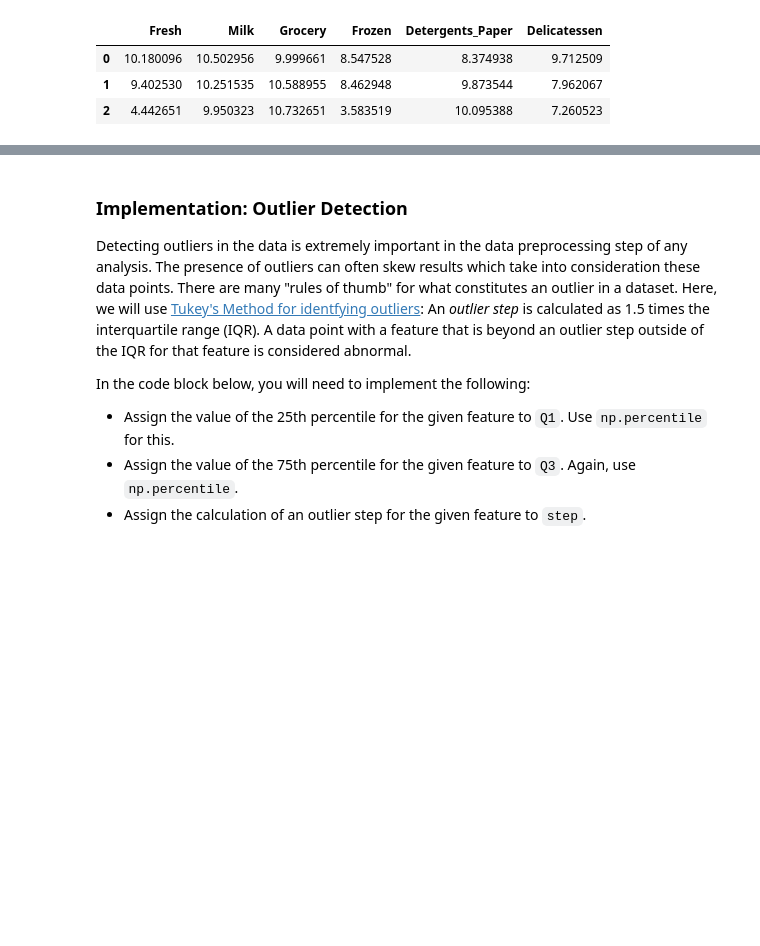
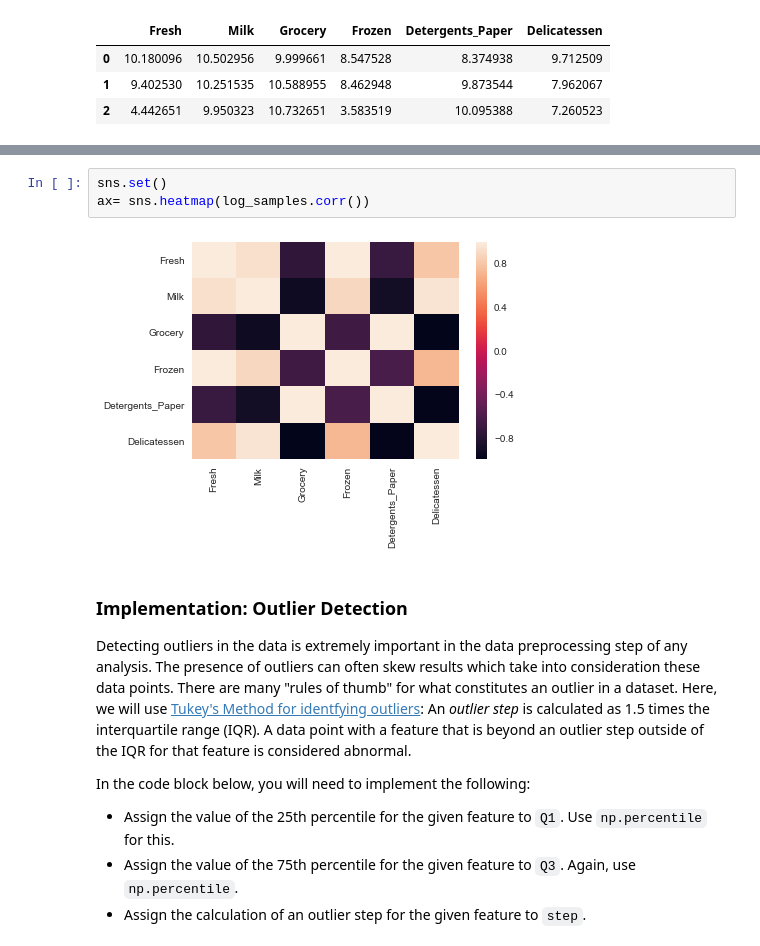
Before and after one commit to abhi0203/MachineLearningNDProjects, a Jupyter notebook: customer_segments/customer_segments.ipynb, the cells around one changed output, grey strips where cells are left out. Saved outputs shown, nothing was run; the diff lists cells and outputs as text; blank space fills up the shorter version.

```diff
--- a/customer_segments/customer_segments.ipynb
+++ b/customer_segments/customer_segments.ipynb
@@ -314,3 +332,8 @@ display(log_samples)
+# %%
+sns.set()
+ax= sns.heatmap(log_samples.corr())
+# %% [output]
+[figure, added]
 # %% [markdown]
 ### Implementation: Outlier Detection
 Detecting outliers in the data is extremely important in the data preprocessing step of any analysis. The presence of outliers can often skew results which take into consideration these data points. There are many "rules of thumb" for what constitutes an outlier in a dataset. Here, we will use [Tukey's Method for identfying outliers](http://datapigtechnologies.com/blog/index.php/highlighting-outliers-in-your-data-with-the-tukey-method/): An *outlier step* is calculated as 1.5 times the interquartile range (IQR). A data point with a feature that is beyond an outlier step outside of the IQR for that feature is considered abnormal.
```
Also changed, not shown: parts of 20 cells of this notebook, 1 other file.
